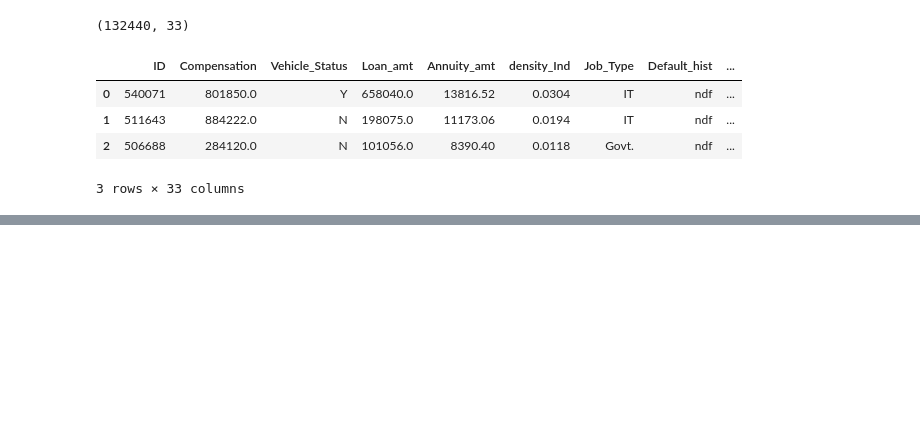
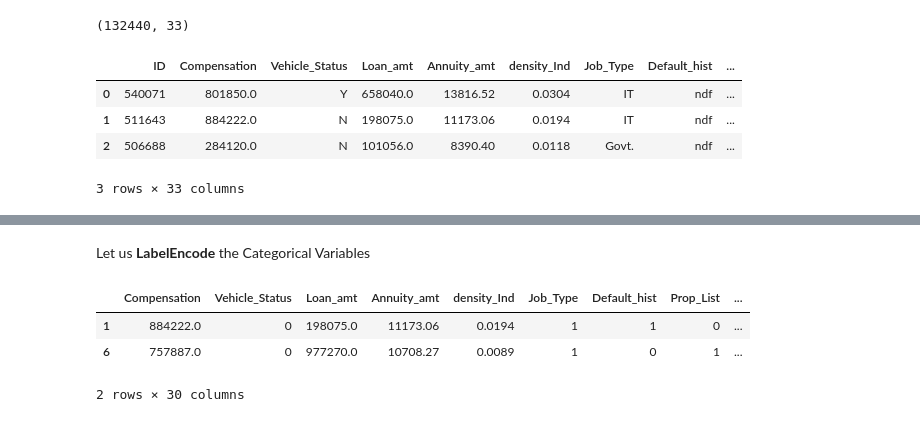
Before and after one commit to siiddd/TVSHackathon, a Jupyter notebook: Siddharth.ipynb, the cells around one changed output, grey strips where cells are left out. Saved outputs shown, nothing was run; the diff lists cells and outputs as text; code cells hidden in the pictures; blank space fills up the shorter version.

```diff
--- a/Siddharth.ipynb
+++ b/Siddharth.ipynb
@@ -37,0 +63,33 @@ data.head(2)
+# %% [markdown]
+Let us **LabelEncode** the Categorical Variables
+# %%
+from sklearn.preprocessing import LabelEncoder
+
+labelencoder = LabelEncoder()
+
+data['Vehicle_Status'] = labelencoder.fit_transform(data['Vehicle_Status'])
+data['Job_Type'] = labelencoder.fit_transform(data['Job_Type'])
+data['Default_hist'] = labelencoder.fit_transform(data['Default_hist'])
+data['Prop_List'] = labelencoder.fit_transform(data['Prop_List'])
+data['Region_Type'] = labelencoder.fit_transform(data['Region_Type'])
+data['Credit_Inq'] = labelencoder.fit_transform(data['Credit_Inq'])
+data['Education_det'] = labelencoder.fit_transform(data['Education_det'])
+data['Marital_Stat'] = labelencoder.fit_transform(data['Marital_Stat'])
+data['Gen'] = labelencoder.fit_transform(data['Gen'])
+data['Credit_Lnks'] = labelencoder.fit_transform(data['Credit_Lnks'])
+data['Income_Alt'] = labelencoder.fit_transform(data['Income_Alt'])
+data['Ph.No'] = labelencoder.fit_transform(data['Ph.No'])
+data['Type_Loan'] = labelencoder.fit_transform(data['Type_Loan'])
+data['Dependents'] = labelencoder.fit_transform(data['Dependents'])
+data['Company_Rating'] = labelencoder.fit_transform(data['Company_Rating'])
+data['Region'] = labelencoder.fit_transform(data['Region'])
+data['Addr_permanent'] = labelencoder.fit_transform(data['Addr_permanent'])
+data['Permanent_Addr_tag'] = labelencoder.fit_transform(data['Permanent_Addr_tag'])
+data['Default'] = labelencoder.fit_transform(data['Default'])
+
+data.head(2)
+# %% [output]
+|  | Compensation | Vehicle_Status | Loan_amt | Annuity_amt | density_Ind | Job_Type | Default_hist | Prop_List | ... |
+| 1 | 884222.0 | 0 | 198075.0 | 11173.06 | 0.0194 | 1 | 1 | 0 | ... |
+| 6 | 757887.0 | 0 | 977270.0 | 10708.27 | 0.0089 | 1 | 0 | 1 | ... |
+2 rows × 30 columns
```
Also changed, not shown: parts of 22 cells of this notebook.
